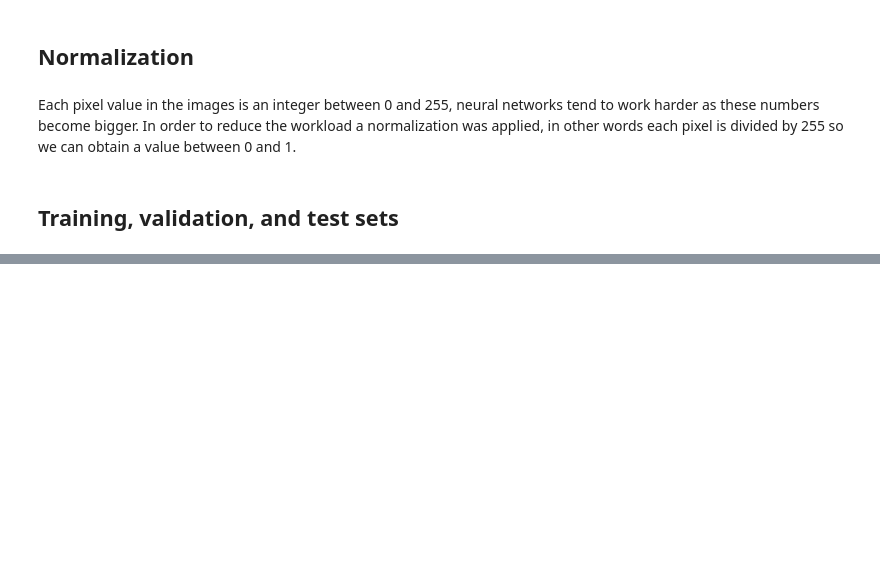
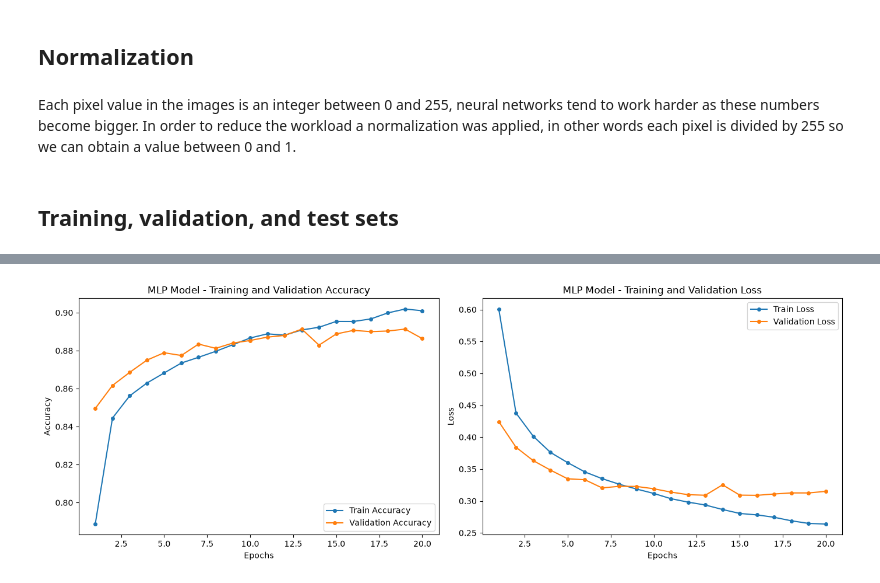
Before and after one commit to Ikerdayz/Clothing-Classification-Using-Neural-Networks, a Jupyter notebook: ClothingClassification.ipynb, the cells around one changed output, grey strips where cells are left out. Saved outputs shown, nothing was run; the diff lists cells and outputs as text; code cells hidden in the pictures; blank space fills up the shorter version.

```diff
--- a/ClothingClassification.ipynb
+++ b/ClothingClassification.ipynb
@@ -138,0 +204,19 @@ X_train_mlp, X_val_mlp, y_train, y_val = train_test_split(
+# %%
+tf.random.set_seed(7)
+
+# MLP architecture
+mlp_model = Sequential([
+    Input(shape=(784,)), # Input layer for 784 features (28x28 pixels)
+    Dense(128, activation="relu"),
+    Dropout(0.3), # During training 30% of the neurons will be randomly turned off to prevent overfitting
+    Dense(10, activation="softmax") # Softmax activation function is used for multi-class classification, which returns a probability for each of the classes
+], name="MLP_FashionMNIST")
+
+mlp_model.compile(
+    optimizer="adam",
+    loss="sparse_categorical_crossentropy",
+    metrics=["accuracy"]
+)
+
+# Model summary
+mlp_model.summary()
@@ -138,0 +237,47 @@ X_train_mlp, X_val_mlp, y_train, y_val = train_test_split(
+# %%
+# Training the MLP model
+
+history_mlp = mlp_model.fit(
+    X_train_mlp,
+    y_train,
+    epochs=20,
+    batch_size=64,
+    validation_data=(X_val_mlp, y_val),
+    verbose=1
+)
+
+# Extract metrics from training history
+acc = history_mlp.history["accuracy"]
+val_acc = history_mlp.history["val_accuracy"]
+loss = history_mlp.history["loss"]
+val_loss = history_mlp.history["val_loss"]
+epochs_range = range(1, len(acc) + 1)
+
+# Side-by-side subplots for Accuracy and Loss
+fig, axes = plt.subplots(1, 2, figsize=(14, 5))
+
+# Accuracy curve
+axes[0].plot(epochs_range, acc, label="Train Accuracy", marker="o", markersize=4)
+axes[0].plot(epochs_range, val_acc, label="Validation Accuracy", marker="o", markersize=4)
+axes[0].set_title("MLP Model - Training and Validation Accuracy")
+axes[0].set_xlabel("Epochs")
+axes[0].set_ylabel("Accuracy")
+axes[0].legend(loc="lower right")
+
+# Loss curve
+axes[1].plot(epochs_range, loss, label="Train Loss", marker="o", markersize=4)
+axes[1].plot(epochs_range, val_loss, label="Validation Loss", marker="o", markersize=4)
+axes[1].set_title("MLP Model - Training and Validation Loss")
+axes[1].set_xlabel("Epochs")
+axes[1].set_ylabel("Loss")
+axes[1].legend(loc="upper right")
+
+plt.tight_layout()
+plt.show()
+
+print(
+    f"Final MLP Metrics (Epoch {len(loss)})"
+    f"Train Loss: {loss[-1]:.4f} | Val Loss: {val_loss[-1]:.4f} | "
+    f"Train Acc: {acc[-1]:.4f} | Val Acc: {val_acc[-1]:.4f}"
+)
+# %% [output]
@@ -138,0 +301 @@ X_train_mlp, X_val_mlp, y_train, y_val = train_test_split(
+[figure, added]
```
Also changed, not shown: parts of 17 cells of this notebook.
